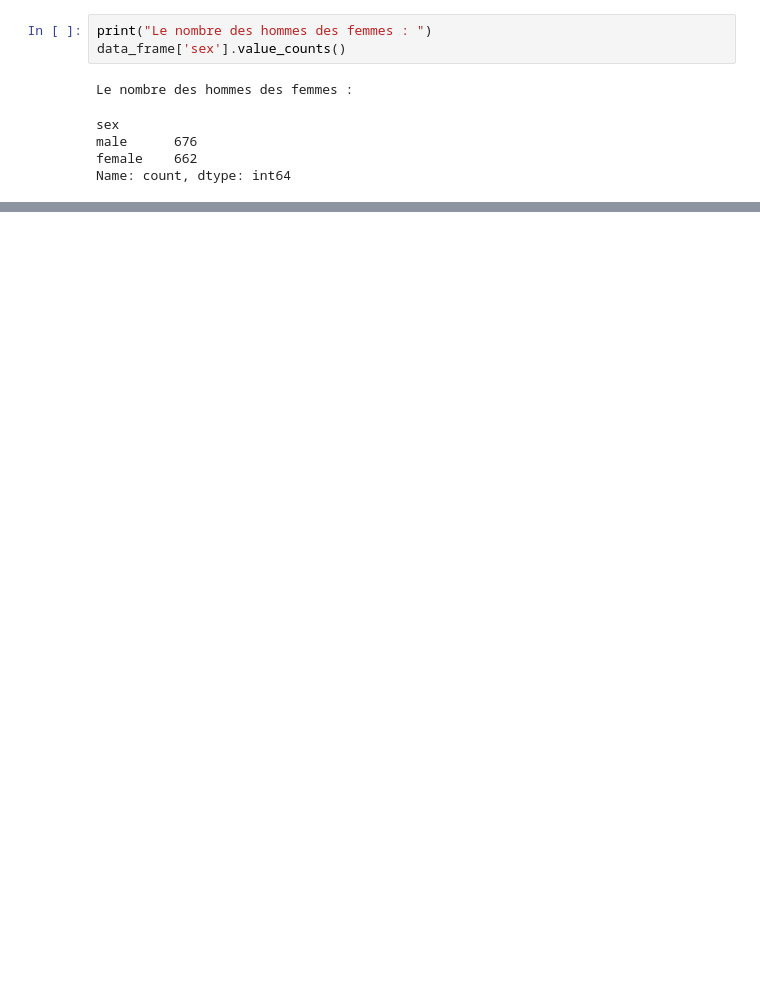
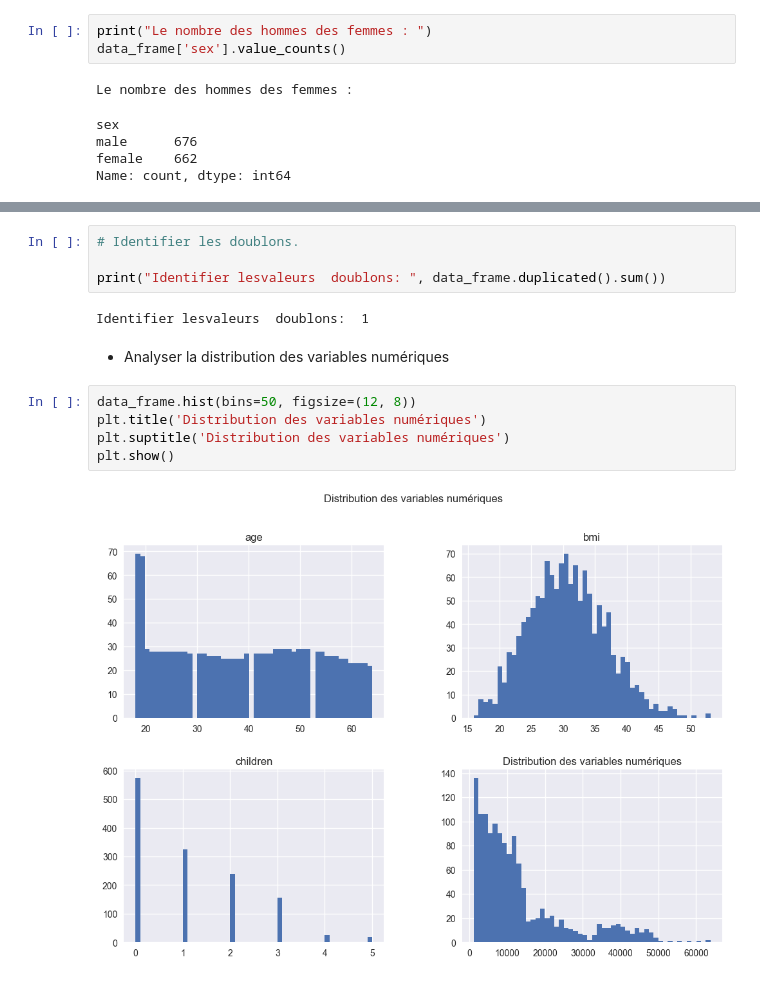
Before and after one commit to bouchramilo/medical-charges-prediction, a Jupyter notebook: analyse.ipynb, the cells around one changed output, grey strips where cells are left out. Cells and saved outputs as stored; diff of their text form; blank space fills up the shorter version.

Commit message:
MCP-8 Analyse exploratoire des données .

```diff
--- a/analyse.ipynb
+++ b/analyse.ipynb
@@ -104,0 +189,15 @@ Name: count, dtype: int64
+# %%
+# Identifier les doublons.
+
+print("Identifier lesvaleurs  doublons: ", data_frame.duplicated().sum())
+# %% [output]
+Identifier lesvaleurs  doublons:  1
+# %% [markdown]
+- Analyser la distribution des variables numériques
+# %%
+data_frame.hist(bins=50, figsize=(12, 8))
+plt.title('Distribution des variables numériques')
+plt.suptitle('Distribution des variables numériques')
+plt.show()
+# %% [output]
+[figure, added]
```
Also changed, not shown: parts of 31 cells of this notebook.
